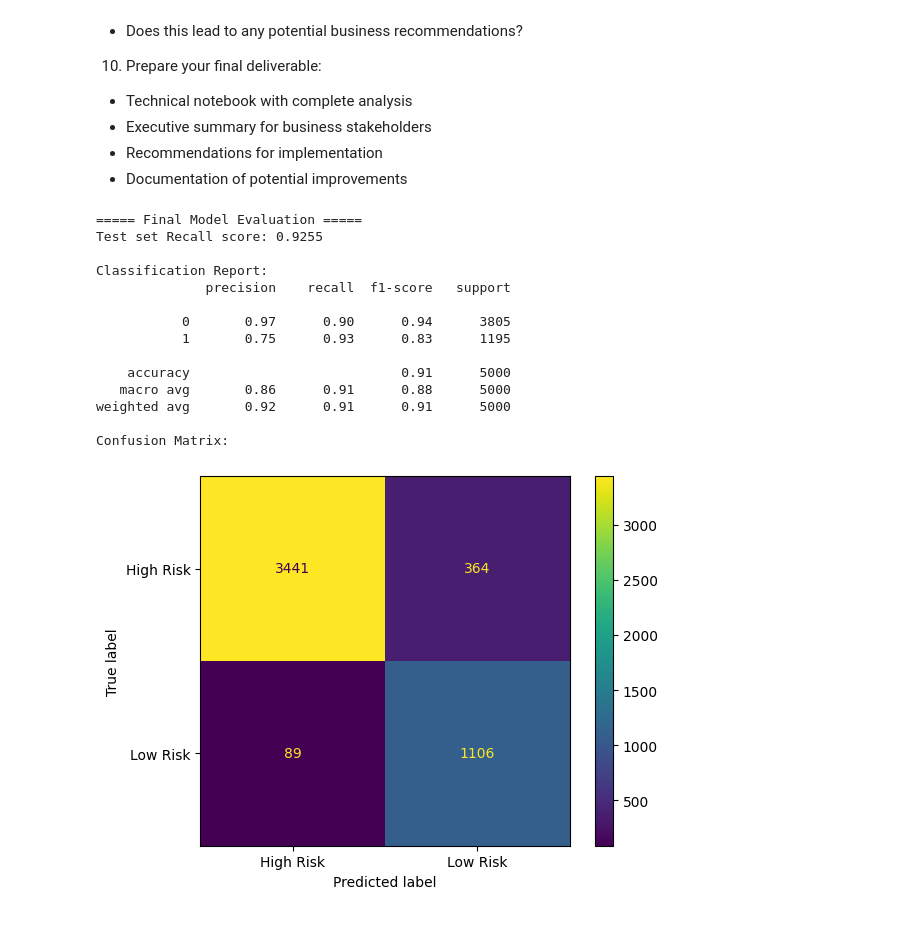
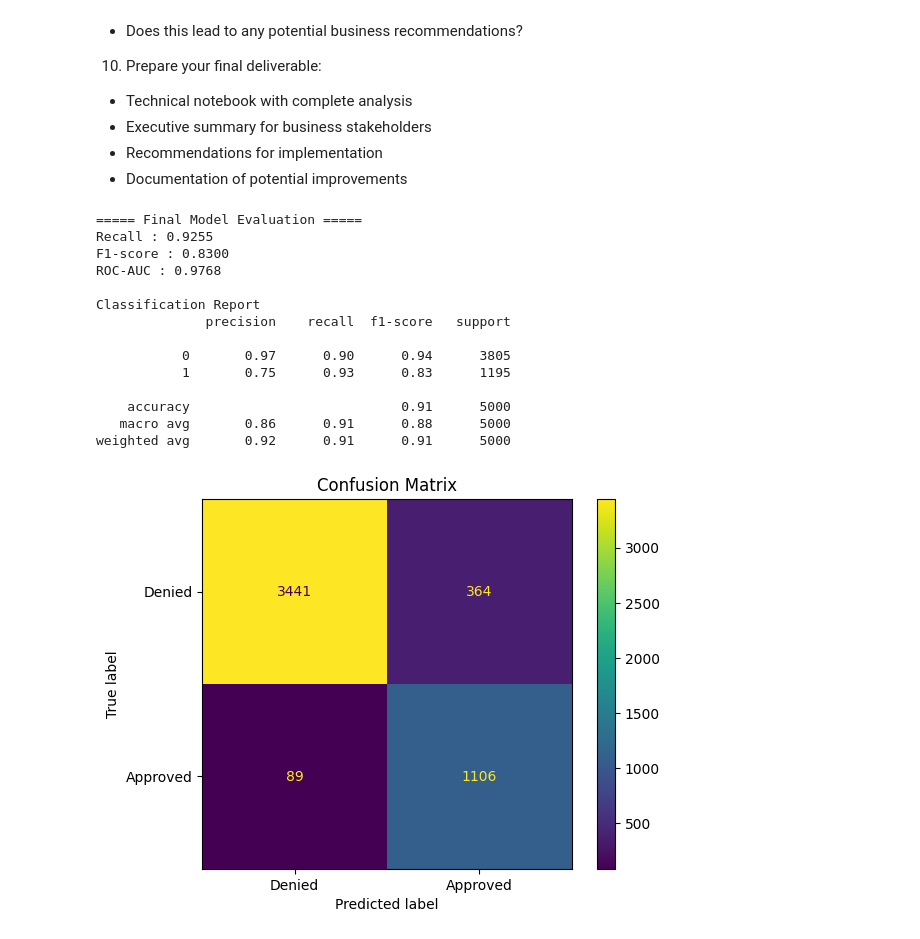
Before and after one commit to mbielecki1/AD07_LAB, a Jupyter notebook: financial_loan_risk.ipynb, the cells around one changed output. Drawn from its saved outputs; the diff is of its cells as text; code cells hidden in the pictures.

Commit message:
Updates to Evaluation step

```diff
--- a/financial_loan_risk.ipynb
+++ b/financial_loan_risk.ipynb
@@ -932,25 +966,32 @@ cr = classification_report(y_test, y_pred)
 cm = confusion_matrix(y_test, y_pred)
 # %%
-#
-print(f"\n===== Final Model Evaluation =====")
-print(f"Test set Recall score: {test_recall:.4f}")
-print("\nClassification Report:")
+# Final evaluation of the model on the test set
+print("\n===== Final Model Evaluation =====")
+
+print(f"Recall : {test_recall:.4f}")
+print(f"F1-score : {test_f1:.4f}")
+print(f"ROC-AUC : {test_auc:.4f}")
+
+print("\nClassification Report")
 print(cr)
-print(f"Confusion Matrix:")
-ConfusionMatrixDisplay(cm, display_labels=['High Risk', 'Low Risk']).plot();
+
+ConfusionMatrixDisplay(cm, display_labels=["Denied", "Approved"]).plot()
+
+plt.title("Confusion Matrix")
+plt.show()
 # %% [output]
 ===== Final Model Evaluation =====
-Test set Recall score: 0.9255
+Recall : 0.9255
+F1-score : 0.8300
+ROC-AUC : 0.9768
 
-Classification Report:
+Classification Report
               precision    recall  f1-score   support
 
            0       0.97      0.90      0.94      3805
            1       0.75      0.93      0.83      1195
 
     accuracy                           0.91      5000
    macro avg       0.86      0.91      0.88      5000
 weighted avg       0.92      0.91      0.91      5000
-
-Confusion Matrix:
-[figure, old version]
+[figure, new version]
```
Also changed, not shown: parts of 4 cells of this notebook.
